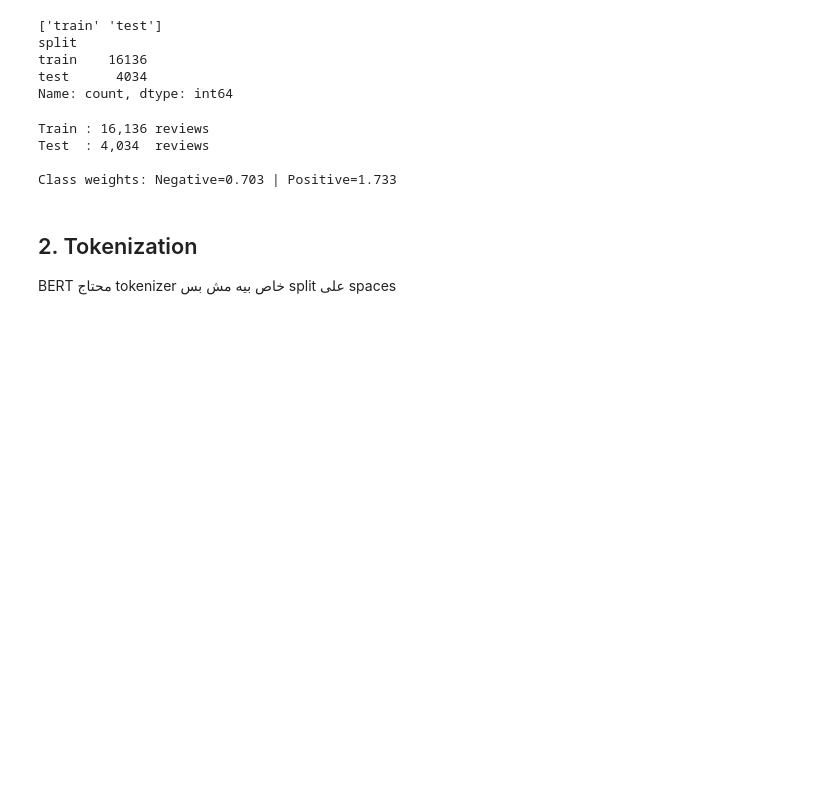
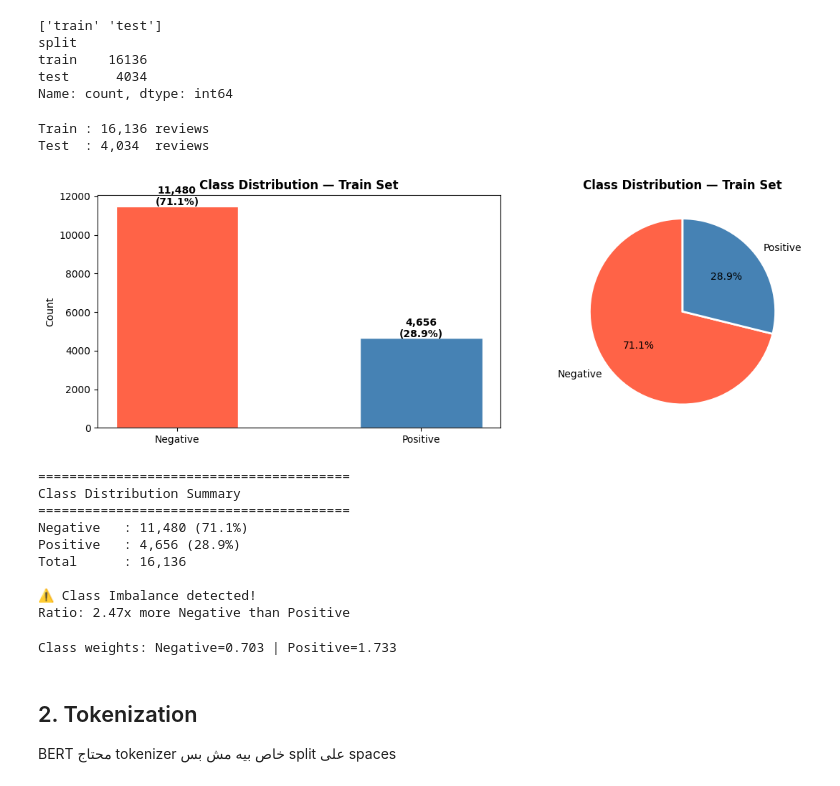
Before and after one commit to OmarAymanZaid/Smart-Review-Analyzer, a Jupyter notebook: notebooks/advanced_bert.ipynb, the cells around one changed output. Saved outputs shown, nothing was run; the diff lists cells and outputs as text; code cells hidden in the pictures; blank space fills up the shorter version.

```diff
--- a/notebooks/advanced_bert.ipynb
+++ b/notebooks/advanced_bert.ipynb
@@ -86,25 +86,79 @@ split
 train    16136
 test      4034
 Name: count, dtype: int64
+# %%
+train_df = df[df['split'] == 'train'].reset_index(drop=True)
+test_df  = df[df['split'] == 'test'].reset_index(drop=True)
+
+X_train, y_train = train_df['text'].tolist(), train_df['label'].tolist()
+X_test,  y_test  = test_df['text'].tolist(),  test_df['label'].tolist()
+
+print(f'Train : {len(X_train):,} reviews')
+print(f'Test  : {len(X_test):,}  reviews')
+# %% [output]
+Train : 16,136 reviews
+Test  : 4,034  reviews
+# %%
+import matplotlib.pyplot as plt
+
+# ── Class Distribution ────────────────────────────────────────────────────
+class_counts = pd.Series(y_train).value_counts().sort_index()
+labels = ['Negative', 'Positive']
+colors = ['tomato', 'steelblue']
+
+fig, axes = plt.subplots(1, 2, figsize=(12, 4))
+
+# Bar Chart
+axes[0].bar(labels, class_counts.values, color=colors, edgecolor='white', width=0.5)
+axes[0].set_title('Class Distribution — Train Set', fontweight='bold')
+axes[0].set_ylabel('Count')
+for i, v in enumerate(class_counts.values):
+    axes[0].text(i, v + 50, f'{v:,}\n({v/len(y_train)*100:.1f}%)',
+                 ha='center', fontweight='bold')
+
+# Pie Chart
+axes[1].pie(class_counts.values, labels=labels, colors=colors,
+            autopct='%1.1f%%', startangle=90,
+            wedgeprops={'edgecolor': 'white', 'linewidth': 2})
+axes[1].set_title('Class Distribution — Train Set', fontweight='bold')
+
+plt.tight_layout()
+plt.savefig('class_distribution.png', dpi=150, bbox_inches='tight')
+plt.show()
+
+# ── Statistics ────────────────────────────────────────────────────────────
+print('=' * 40)
+print('Class Distribution Summary')
+print('=' * 40)
+total = len(y_train)
+for i, label in enumerate(labels):
+    count = class_counts[i]
+    print(f'{label:10} : {count:,} ({count/total*100:.1f}%)')
+print(f'{"Total":10} : {total:,}')
+print()
+if class_counts[0] / class_counts[1] > 1.5:
+    print('⚠️ Class Imbalance detected!')
+    print(f'Ratio: {class_counts[0]/class_counts[1]:.2f}x more Negative than Positive')
+else:
+    print('✅ Classes are balanced')
+# %% [output]
+[figure, added]
+========================================
+Class Distribution Summary
+========================================
+Negative   : 11,480 (71.1%)
+Positive   : 4,656 (28.9%)
+Total      : 16,136
+
+⚠️ Class Imbalance detected!
+Ratio: 2.47x more Negative than Positive
 # %%
-train_df = df[df['split'] == 'train'].reset_index(drop=True)
-test_df  = df[df['split'] == 'test'].reset_index(drop=True)
-
-X_train, y_train = train_df['text'].tolist(), train_df['label'].tolist()
-X_test,  y_test  = test_df['text'].tolist(),  test_df['label'].tolist()
-
-print(f'Train : {len(X_train):,} reviews')
-print(f'Test  : {len(X_test):,}  reviews')
-
 # class weight to solve imbalance data
 classes = np.array([0, 1])
 weights = compute_class_weight('balanced', classes=classes, y=y_train)
 class_weights = torch.tensor(weights, dtype=torch.float).to(DEVICE)
 print(f'\nClass weights: Negative={weights[0]:.3f} | Positive={weights[1]:.3f}')
 # %% [output]
-Train : 16,136 reviews
-Test  : 4,034  reviews
-
 Class weights: Negative=0.703 | Positive=1.733
 # %% [markdown]
 ## 2. Tokenization
```
Also changed, not shown: parts of 9 cells of this notebook, 1 other file.
